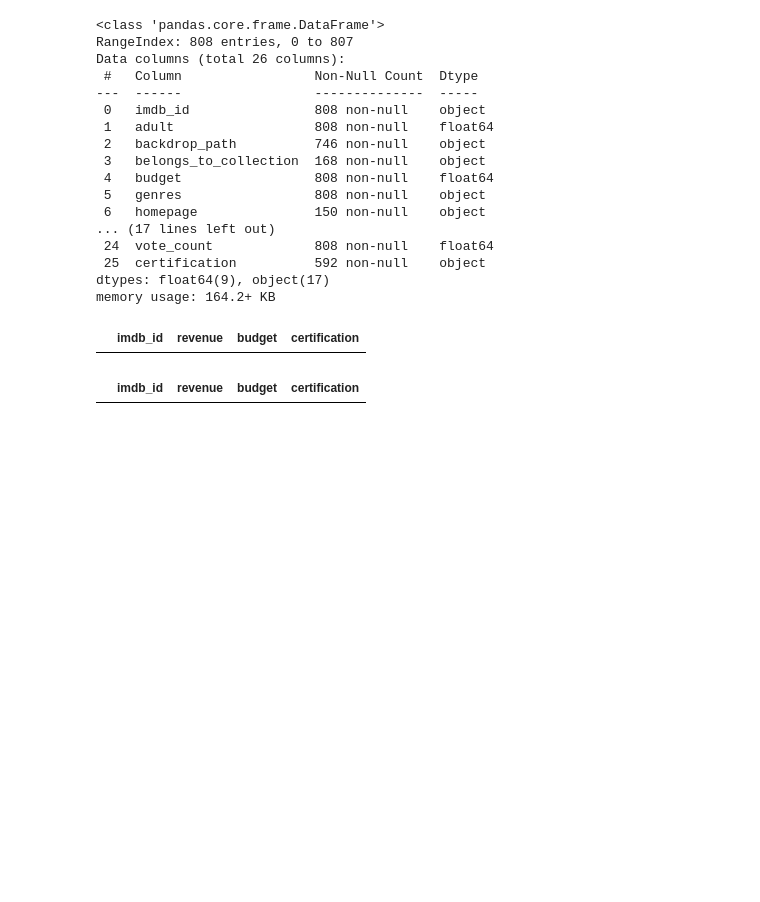
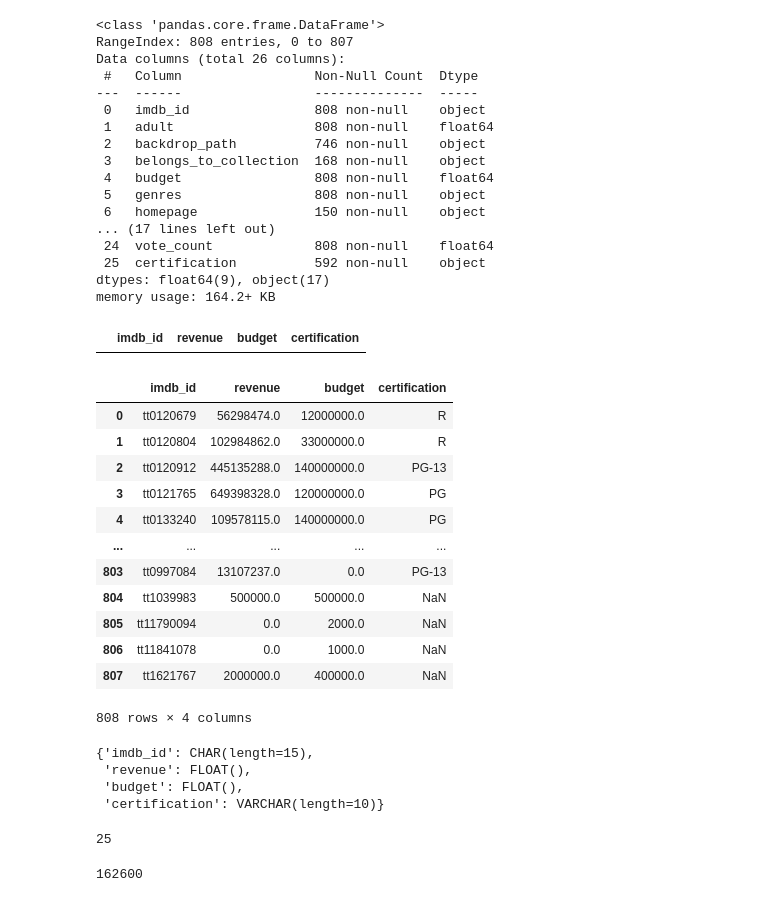
Before and after one commit to brittanymlassiter/Project-2, a Jupyter notebook: Project 2 Part 3B.ipynb, the cells around one changed output. Drawn from its saved outputs; the diff is of its cells as text; code cells hidden in the pictures; blank space fills up the shorter version.

```diff
--- a/Project 2 Part 3B.ipynb
+++ b/Project 2 Part 3B.ipynb
@@ -196,20 +235,55 @@ Data columns (total 26 columns):
  25  certification          592 non-null    object
 dtypes: float64(9), object(17)
 memory usage: 164.2+ KB
-# %%
-#Defining Columns
-data = {'imdb_id': [],
-    'revenue': [],
-    'budget': [],
-    'certification':[]}
-
-#create datafrome
-tmdb_df = pd.DataFrame(data)
-tmdb_df
-# %% [output]
-|  | imdb_id | revenue | budget | certification |
-# %%
-tmdb_df = tmdb_df[['imdb_id', 'revenue', "budget", 'certification']]
-tmdb_df
-# %% [output]
-|  | imdb_id | revenue | budget | certification |
+# %%
+#Defining Columns
+data = {'imdb_id': [],
+    'revenue': [],
+    'budget': [],
+    'certification':[]}
+
+#create datafrome
+tmdb_df = pd.DataFrame(data)
+tmdb_df
+# %% [output]
+|  | imdb_id | revenue | budget | certification |
+# %%
+tmdb_df = tmdb_data[['imdb_id', 'revenue', "budget", 'certification']]
+tmdb_df
+# %% [output]
+|  | imdb_id | revenue | budget | certification |
+| 0 | tt0120679 | 56298474.0 | 12000000.0 | R |
+| 1 | tt0120804 | 102984862.0 | 33000000.0 | R |
+| 2 | tt0120912 | 445135288.0 | 140000000.0 | PG-13 |
+| 3 | tt0121765 | 649398328.0 | 120000000.0 | PG |
+| 4 | tt0133240 | 109578115.0 | 140000000.0 | PG |
+| ... | ... | ... | ... | ... |
+| 803 | tt0997084 | 13107237.0 | 0.0 | PG-13 |
+| 804 | tt1039983 | 500000.0 | 500000.0 | NaN |
+| 805 | tt11790094 | 0.0 | 2000.0 | NaN |
+| 806 | tt11841078 | 0.0 | 1000.0 | NaN |
+| 807 | tt1621767 | 2000000.0 | 400000.0 | NaN |
+808 rows × 4 columns
+# %%
+## Make a dictionary with column and datatypes
+tmdb_types = {'imdb_id':CHAR(15),
+              'revenue':FLOAT(),
+              'budget':FLOAT(),
+              'certification':VARCHAR(10)}
+tmdb_types
+# %% [output]
+{'imdb_id': CHAR(length=15),
+ 'revenue': FLOAT(),
+ 'budget': FLOAT(),
+ 'certification': VARCHAR(length=10)}
+# %%
+genres.to_sql('genres', engine, dtype=tmdb_types,
+               if_exists='replace', index=False)
+# %% [output]
+25
+# %%
+#Save to SQL with dtype
+title_genres.to_sql('title_genres', engine, dtype=tmdb_types,
+               if_exists="replace", index=False)
+# %% [output]
+162600
```
Also changed, not shown: parts of 14 cells of this notebook, 1 other file.
